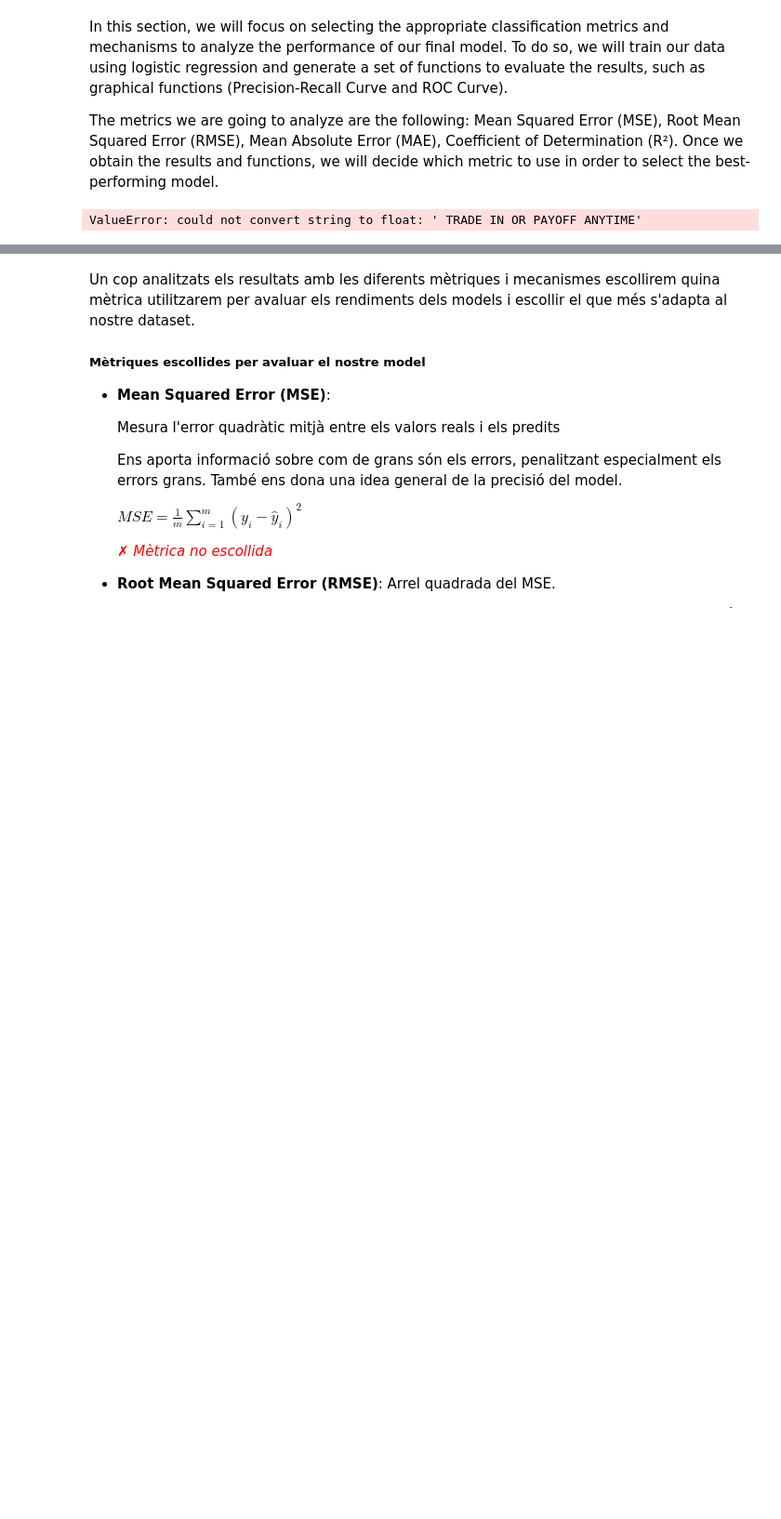
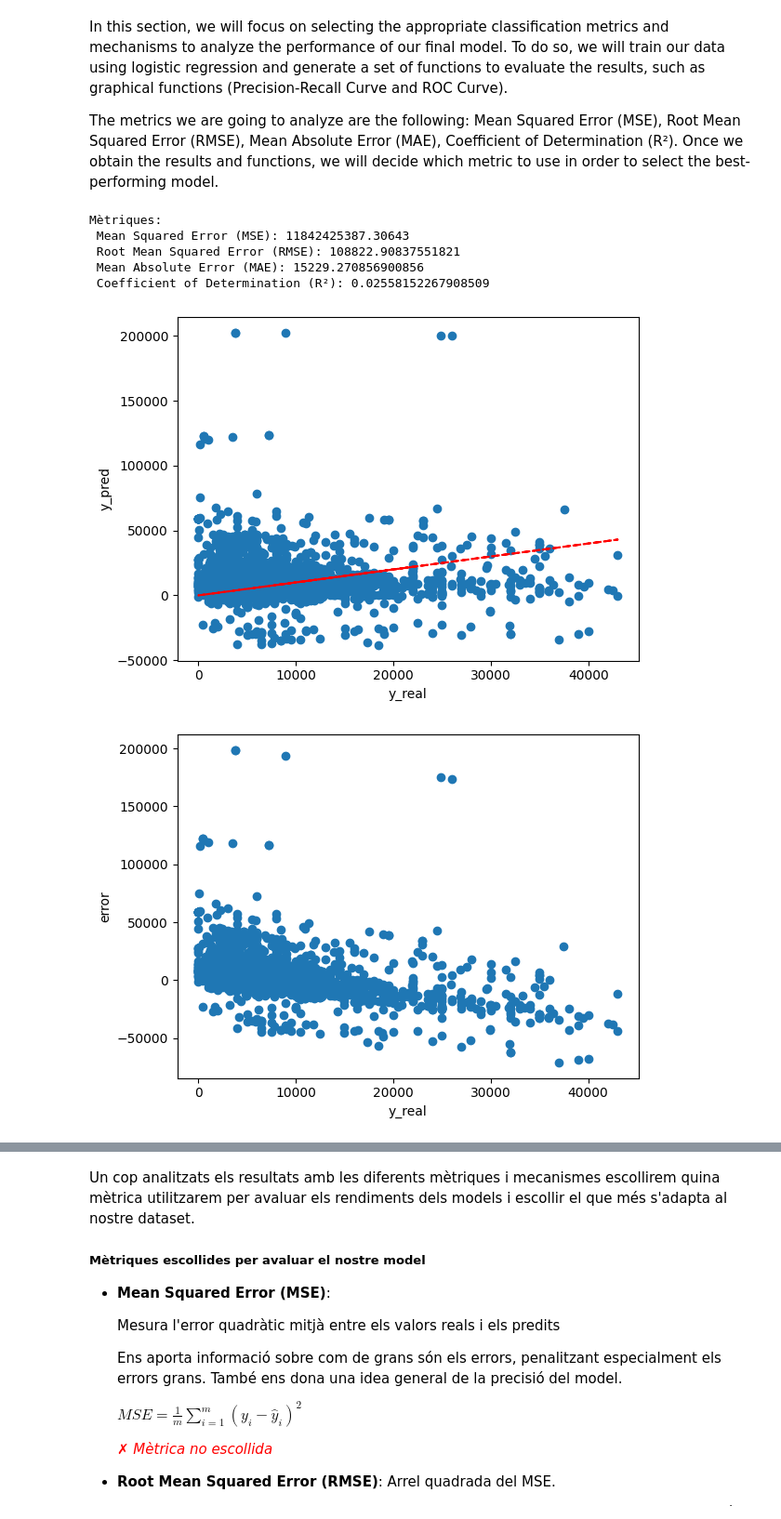
Before and after one commit to PepOrtinLopz/Kaggle, a Jupyter notebook: Kaggle.ipynb, the cells around one changed output, grey strips where cells are left out. Shown at 93% size. Cells and saved outputs as stored; diff of their text form; code cells hidden in the pictures; blank space fills up the shorter version.

Commit message:
feature: add metrics display

```diff
--- a/Kaggle.ipynb
+++ b/Kaggle.ipynb
@@ -371,27 +396,46 @@ def mostrar_grafics (y, y_pred):
     plt.ylabel('MAPE')   # Label for the X-axis (Mean Absolute Percentage Error)
     plt.show()
 # %%
-### MODEL TRAINING #####
-# Split X and Y
-target_att = 'price'
-attributes = [k for k in df.keys() if k!= target_att]
-X = df[attributes]
-y = df[[target_att]]
+from sklearn.linear_model import LinearRegression
 
-lr = LinearRegression(fit_intercept = True)
-lr.fit(X,y)
+target_att = "price"
 
-# Evaluate the model performance
+df[target_att] = pd.to_numeric(df[target_att], errors="coerce")
+
+attributes = [k for k in numeric_cols if k != target_att]
+
+data = df[attributes + [target_att]].dropna()
+
+X = data[attributes]
+y = data[target_att]
+
+# print("[DEBUG] NaNs en y:", y.isna().sum())
+# print("[DEBUG] NaNs en X per col:\n", X.isna().sum())
+
+lr = LinearRegression(fit_intercept=True)
+lr.fit(X, y)
+
 y_pred = lr.predict(X)
 
-# Call to the metric calculation function
-print("Mètriques: \n")
-print(" Mean Squared Error (MSE):", calculMetriques(y,y_pred, metric="mse"))
-print(" Root Mean Squared Error (RMSE):", calculMetriques(y,y_pred, metric="rmse"))
-print(" Mean Absolute Error (MAE):", calculMetriques(y,y_pred, metric="mae"))
-print(" Coefficient of Determination (R²):", calculMetriques(y,y_pred, metric="r2"))
+print("Mètriques: ")
+print(" Mean Squared Error (MSE):", calculMetriques(y, y_pred, metric="mse"))
+print(" Root Mean Squared Error (RMSE):", calculMetriques(y, y_pred, metric="rmse"))
+print(" Mean Absolute Error (MAE):", calculMetriques(y, y_pred, metric="mae"))
+print(" Coefficient of Determination (R²):", calculMetriques(y, y_pred, metric="r2"))
 
-# Call to the plot generation function
-mostrar_grafics(y, y_pred)
+# ---- Quitar solo outliers del gráfico ----
+p99 = y.quantile(0.99)
+mask = y <= p99
+
+y_plot = y[mask]
+y_pred_plot = y_pred[mask]
+
+mostrar_grafics(y_plot, y_pred_plot)
 # %% [output]
-ValueError: could not convert string to float: ' TRADE IN OR PAYOFF ANYTIME'
+Mètriques:
+ Mean Squared Error (MSE): 11842425387.30643
+ Root Mean Squared Error (RMSE): 108822.90837551821
+ Mean Absolute Error (MAE): 15229.270856900856
+ Coefficient of Determination (R²): 0.02558152267908509
+[figure, added]
+[figure, added]
```
Also changed, not shown: parts of 7 cells of this notebook.
